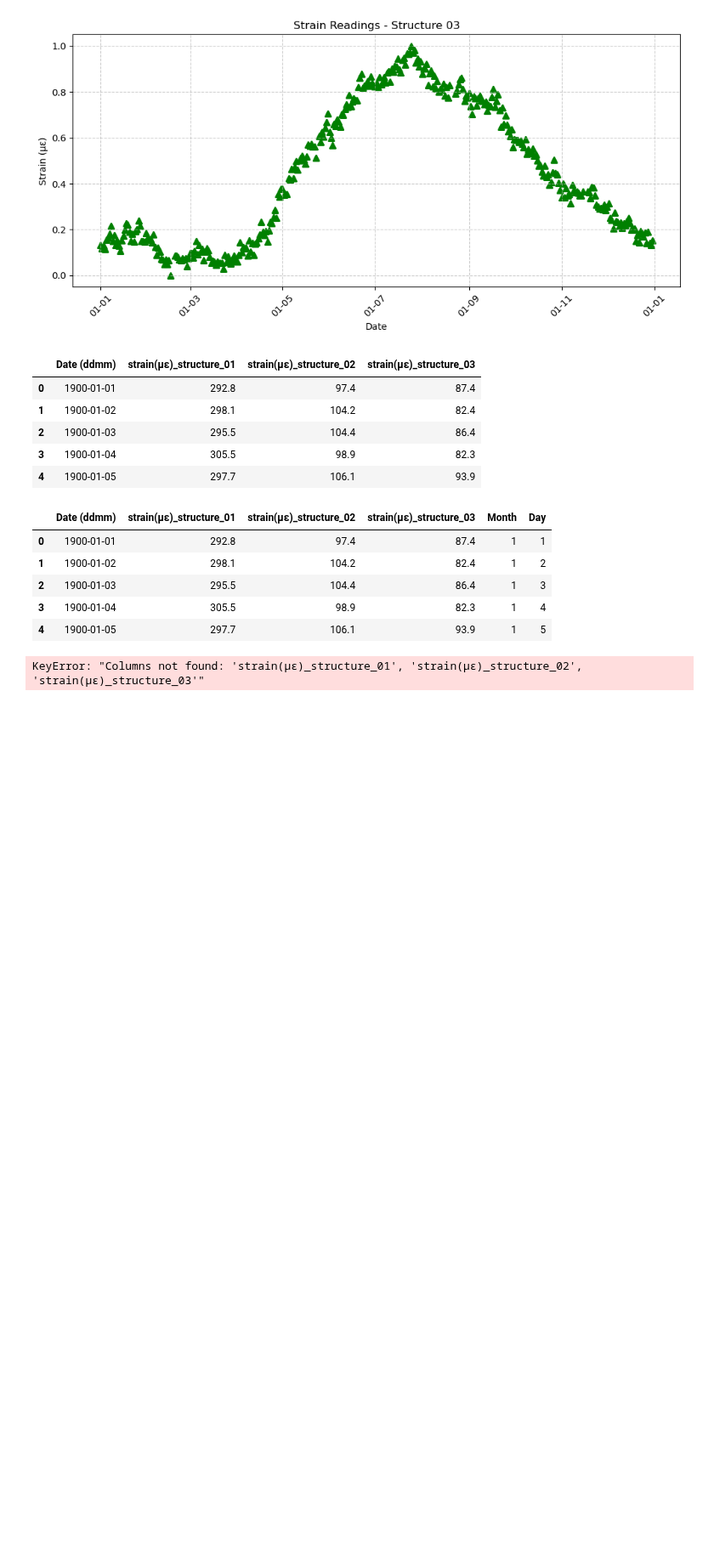
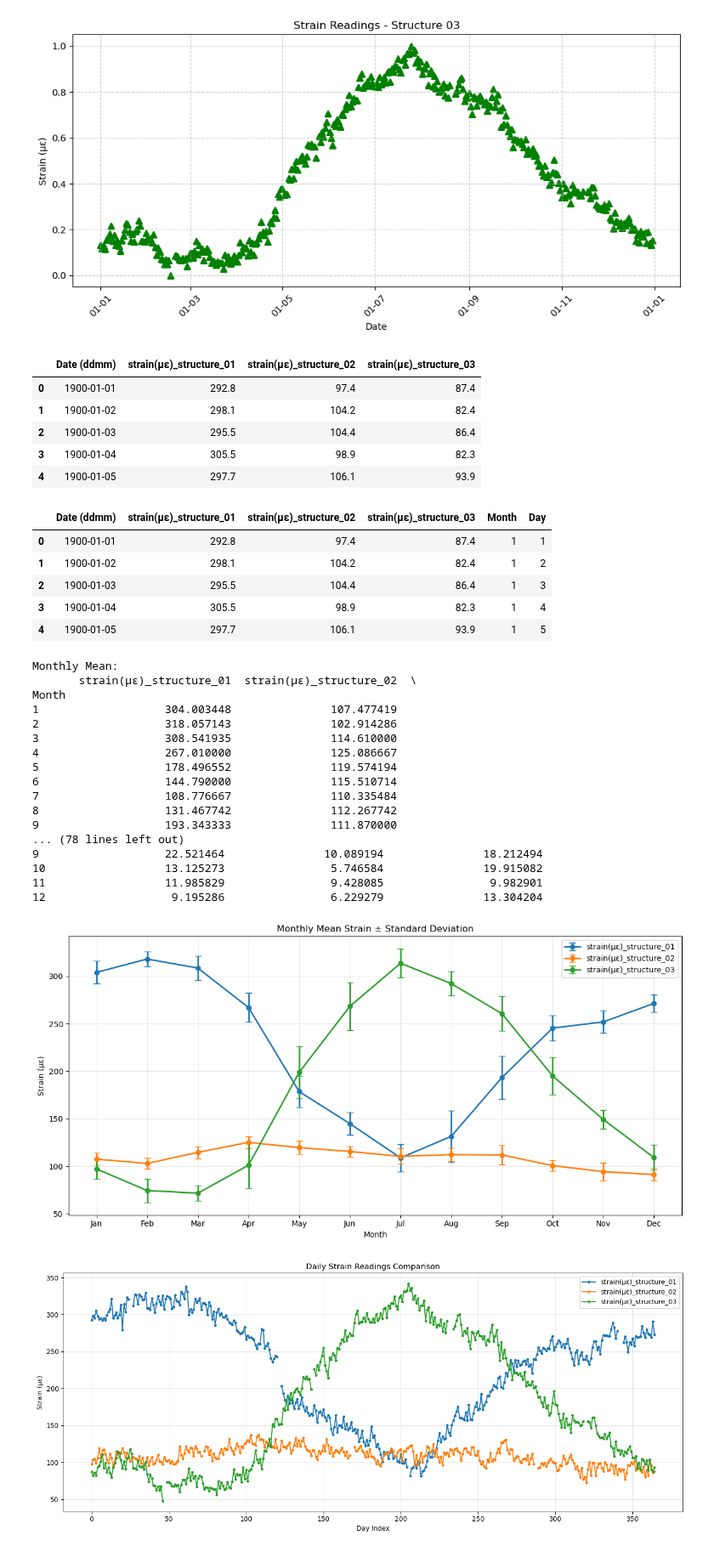
Before and after one commit to jcpeinado/SHMP_Bridge_Monitoring, a Jupyter notebook: notebooks/02_data_analysis.ipynb, the cells around one changed output. Shown at 85% size. Cells and saved outputs as stored; diff of their text form; code cells hidden in the pictures; blank space fills up the shorter version.

```diff
--- a/notebooks/02_data_analysis.ipynb
+++ b/notebooks/02_data_analysis.ipynb
@@ -295,9 +295,9 @@ df.head()
 # 1) Define strain columns
 # -----------------------------
 strain_cols = [
-    'strain(µε)_structure_01',
-    'strain(µε)_structure_02',
-    'strain(µε)_structure_03'
+    'strain(με)_structure_01',
+    'strain(με)_structure_02',
+    'strain(με)_structure_03'
 ]
 
 # Make a copy
@@ -359,7 +359,7 @@ for col in strain_cols:
 
 plt.xticks(range(1, 13), month_labels)
 plt.xlabel('Month')
-plt.ylabel('Strain (µε)')
+plt.ylabel('Strain (με)')
 plt.title('Monthly Mean Strain ± Standard Deviation')
 plt.grid(True, alpha=0.3)
 plt.legend()
@@ -376,7 +376,7 @@ for col in strain_cols:
     plt.plot(df_analysis.index, df_analysis[col], marker='o', markersize=3, linewidth=1.5, label=col)
 
 plt.xlabel('Day Index')
-plt.ylabel('Strain (µε)')
+plt.ylabel('Strain (με)')
 plt.title('Daily Strain Readings Comparison')
 plt.grid(True, alpha=0.3)
 plt.legend()
@@ -447,32 +447,51 @@ plt.show()
 # 7) Descriptive statistics
 # Helpful for a small summary table
 # -----------------------------
 desc_stats = df_analysis[strain_cols].agg(['mean', 'std', 'min', 'max']).T
 desc_stats['range'] = desc_stats['max'] - desc_stats['min']
 desc_stats['cv_%'] = (desc_stats['std'] / desc_stats['mean']) * 100
 
 print("\nDescriptive Statistics:")
 print(desc_stats.round(3))
+desc_stats.to_csv("../results/descriptive_statistics.csv")
 
 # -----------------------------
 # 8) Correlation matrix
 # Helps show similarity/difference
 # -----------------------------
 corr_matrix = df_analysis[strain_cols].corr()
 print("\nCorrelation Matrix:")
 print(corr_matrix.round(3))
-
+corr_matrix.to_csv("../results/correlation_matrix.csv")
 # -----------------------------
 # 9) Euclidean distance on normalized signals
 # Strong numerical support for separation
 # -----------------------------
 distance_matrix = pd.DataFrame(index=strain_cols, columns=strain_cols, dtype=float)
 
 for c1 in strain_cols:
     for c2 in strain_cols:
         distance_matrix.loc[c1, c2] = np.linalg.norm(df_norm[c1] - df_norm[c2])
 
 print("\nEuclidean Distance Matrix (Normalized Signals):")
 print(distance_matrix.round(3))
 # %% [output]
-KeyError: "Columns not found: 'strain(µε)_structure_01', 'strain(µε)_structure_02', 'strain(µε)_structure_03'"
+Monthly Mean:
+       strain(με)_structure_01  strain(με)_structure_02  \
+Month
+1                   304.003448               107.477419
+2                   318.057143               102.914286
+3                   308.541935               114.610000
+4                   267.010000               125.086667
+5                   178.496552               119.574194
+6                   144.790000               115.510714
+7                   108.776667               110.335484
+8                   131.467742               112.267742
+9                   193.343333               111.870000
+... (78 lines left out)
+9                   22.521464               10.089194               18.212494
+10                  13.125273                5.746584               19.915082
+11                  11.985829                9.428085                9.982901
+12                   9.195286                6.229279               13.304204
+[figure, added]
+[figure, added]
```
Also changed, not shown: parts of 4 cells of this notebook.
